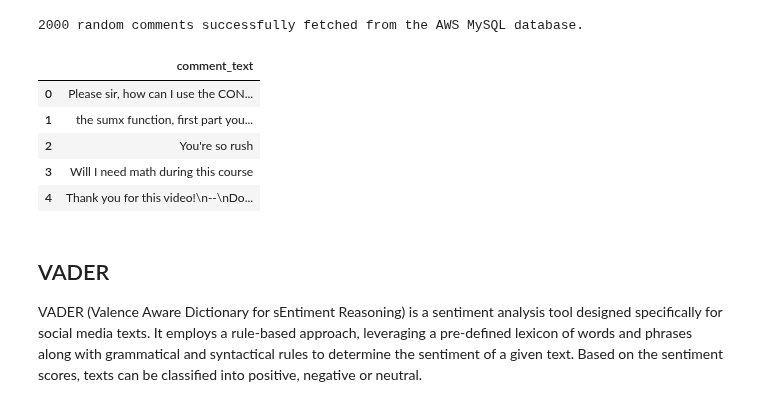
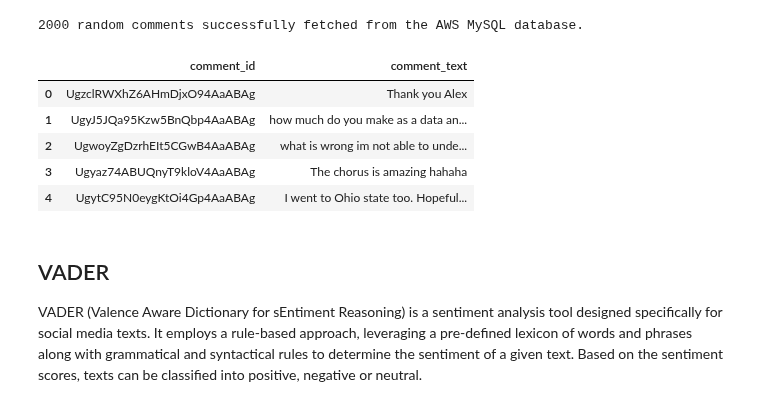
Before and after one commit to JensBender/youtube-channel-analytics, a Jupyter notebook: exploration.ipynb, the cells around one changed output. Cells and saved outputs as stored; diff of their text form; code cells hidden in the pictures.

```diff
--- a/exploration.ipynb
+++ b/exploration.ipynb
@@ -421,18 +422,18 @@ finally:
 2000 random comments successfully fetched from the AWS MySQL database.
 # %%
 # Drop comments with missing values on comment_text (e.g. were deleted, marked as spam, or private)
-random_comments_df = random_comments_df.dropna(subset=["comment_text"])
+random_comments_df = random_comments_df.dropna(subset=["comment_id", "comment_text"])
 # %%
-# Keep only the comment text column
-random_comments_df = random_comments_df[["comment_text"]].copy()
+# Keep only the columns for comment id and comment text
+random_comments_df = random_comments_df[["comment_id", "comment_text"]].copy()
 random_comments_df.head()
 # %% [output]
-|  | comment_text |
-| 0 | Please sir, how can I use the CON... |
-| 1 | the sumx function, first part you... |
-| 2 | You're so rush |
-| 3 | Will I need math during this course |
-| 4 | Thank you for this video!\n--\nDo... |
+|  | comment_id | comment_text |
+| 0 | UgzclRWXhZ6AHmDjxO94AaABAg | Thank you Alex |
+| 1 | UgyJ5JQa95Kzw5BnQbp4AaABAg | how much do you make as a data an... |
+| 2 | UgwoyZgDzrhEIt5CGwB4AaABAg | what is wrong im not able to unde... |
+| 3 | Ugyaz74ABUQnyT9kloV4AaABAg | The chorus is amazing hahaha |
+| 4 | UgytC95N0eygKtOi4Gp4AaABAg | I went to Ohio state too. Hopeful... |
 # %% [markdown]
 ## VADER
 VADER (Valence Aware Dictionary for sEntiment Reasoning) is a sentiment analysis tool designed specifically for social media texts. It employs a rule-based approach, leveraging a pre-defined lexicon of words and phrases along with grammatical and syntactical rules to determine the sentiment of a given text. Based on the sentiment scores, texts can be classified into positive, negative or neutral.
```
Also changed, not shown: parts of 6 cells of this notebook.
